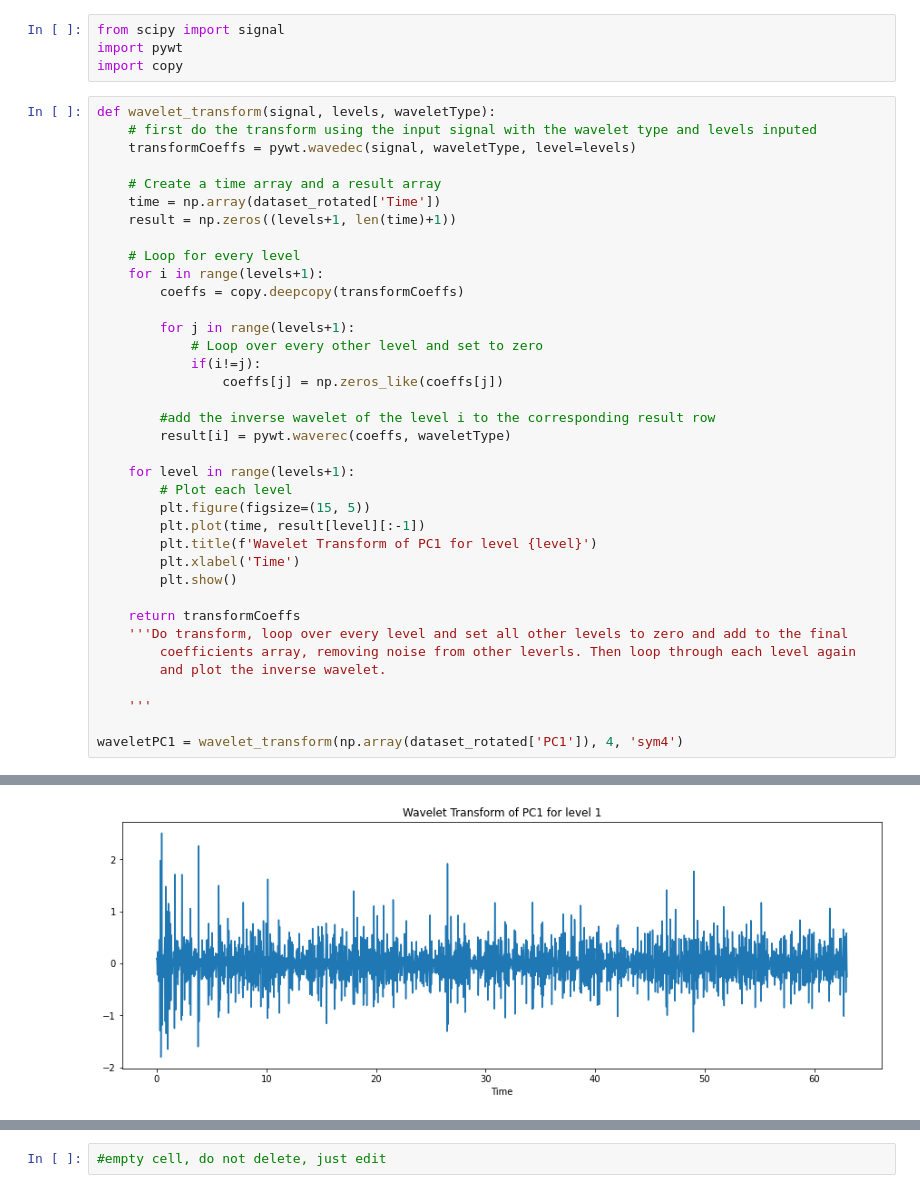
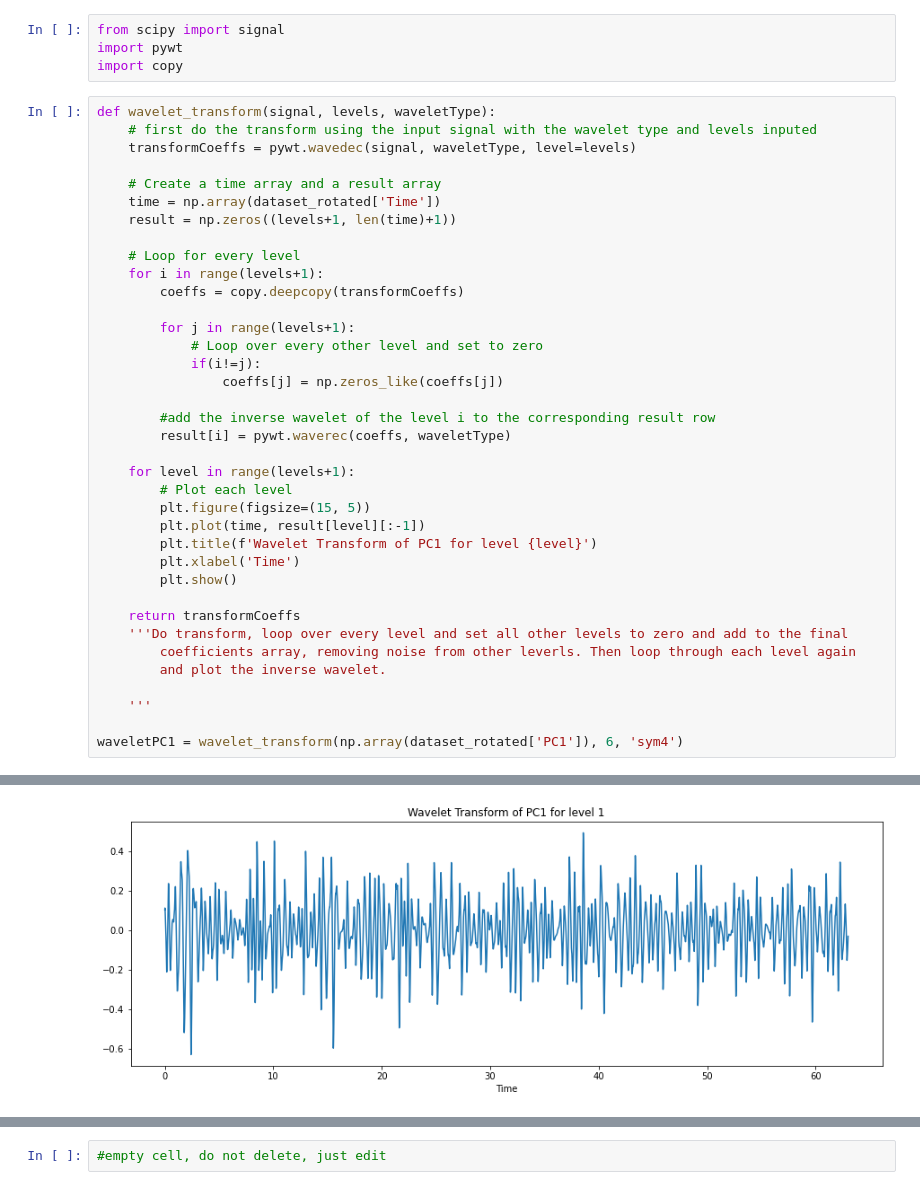
Before and after one commit to AleCapoPhys/HeartRateEstimation, a Jupyter notebook: Project_Clean_data.ipynb, the cells around one changed output, grey strips where cells are left out. Saved outputs shown, nothing was run; the diff lists cells and outputs as text.

```diff
--- a/Project_Clean_data.ipynb
+++ b/Project_Clean_data.ipynb
@@ -644,5 +644,5 @@ def wavelet_transform(signal, levels, waveletType):
 
     '''
 
-waveletPC1 = wavelet_transform(np.array(dataset_rotated['PC1']), 4, 'sym4')
+waveletPC1 = wavelet_transform(np.array(dataset_rotated['PC1']), 6, 'sym4')
 # %% [output]
@@ -650 +650 @@ waveletPC1 = wavelet_transform(np.array(dataset_rotated['PC1']), 4, 'sym4')
-[figure, old version]
+[figure, new version]
```
Also changed, not shown: parts of 6 cells of this notebook.
